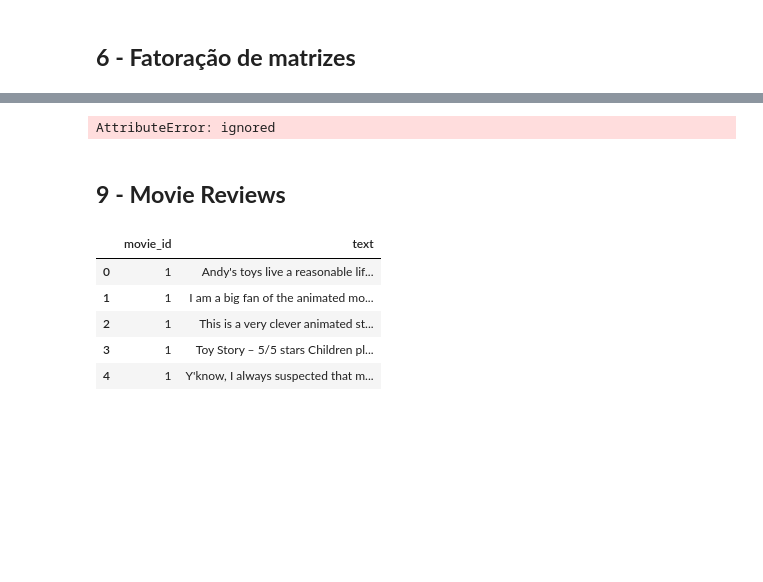
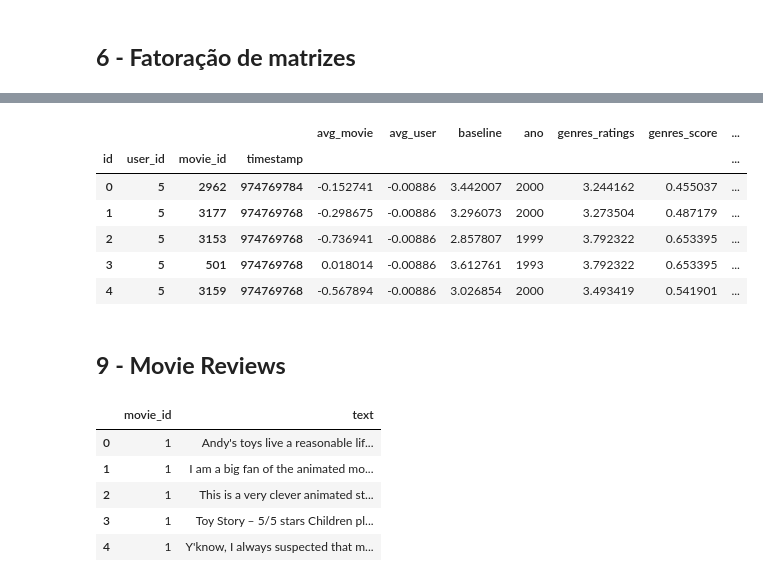
Before and after one commit to rodolfoarruda/MachineLearning, a Jupyter notebook: recom_sys_v2.ipynb, the cells around one changed output, grey strips where cells are left out. Cells and saved outputs as stored; diff of their text form; code cells hidden in the pictures; blank space fills up the shorter version.

```diff
--- a/recom_sys_v2.ipynb
+++ b/recom_sys_v2.ipynb
@@ -1154,0 +1273,3 @@ Eval:: MAE: 1.02761 RMSE: 1.333985
+# %%
+df_valid2 = pd.merge(df_valid4, df_predval,left_on=['user_id','movie_id'], right_on = ['user_id','movie_id'])
+df_valid2.head()
@@ -1154,0 +1323,15 @@ Eval:: MAE: 1.02761 RMSE: 1.333985
+# %%
+from xgboost import XGBRegressor
+
+model = XGBRegressor(nthread=-1,n_estimators=300,max_depth=15,
+                      colsample_bytree=0.8,
+                      learning_rate=0.1,
+                      subsample=0.8,
+                      gamma=1,
+                      min_child_weight = 30,
+                      reg_lambda = 22,
+                      reg_alpha = 22,
+                      objective='reg:squarederror',
+
+                      seed=123)
+model.fit(df, y)
@@ -1154,0 +1355,13 @@ Eval:: MAE: 1.02761 RMSE: 1.333985
+# %%
+valid.set_index(['id','user_id','movie_id','timestamp'],inplace=True)
+
+valid['rating'] = model.predict(valid) # Predictions
+valid.head()
+# %% [output]
+|  |  |  |  | avg_movie | avg_user | baseline | ano | genres_ratings | genres_score | ... |
+| id | user_id | movie_id | timestamp |  |  |  |  |  |  | ... |
+| 0 | 5 | 2962 | 974769784 | -0.152741 | -0.00886 | 3.442007 | 2000 | 3.244162 | 0.455037 | ... |
+| 1 | 5 | 3177 | 974769768 | -0.298675 | -0.00886 | 3.296073 | 2000 | 3.273504 | 0.487179 | ... |
+| 2 | 5 | 3153 | 974769768 | -0.736941 | -0.00886 | 2.857807 | 1999 | 3.792322 | 0.653395 | ... |
+| 3 | 5 | 501 | 974769768 | 0.018014 | -0.00886 | 3.612761 | 1993 | 3.792322 | 0.653395 | ... |
+| 4 | 5 | 3159 | 974769768 | -0.567894 | -0.00886 | 3.026854 | 2000 | 3.493419 | 0.541901 | ... |
@@ -1158,9 +1372,3 @@ df_valid[['user_id','movie_id']].to_csv('/content/drive/MyDrive/Doutorado/discip
-# %%
-valid='/content/drive/MyDrive/Doutorado/disciplinas/recom_sys/scc5966/x_valida.csv'
-
-NNMF.predict(test)
-# %% [output]
-AttributeError: ignored
 # %% [markdown]
 ## **9 - Movie Reviews**
 # %%
```
Also changed, not shown: parts of 29 cells of this notebook.
